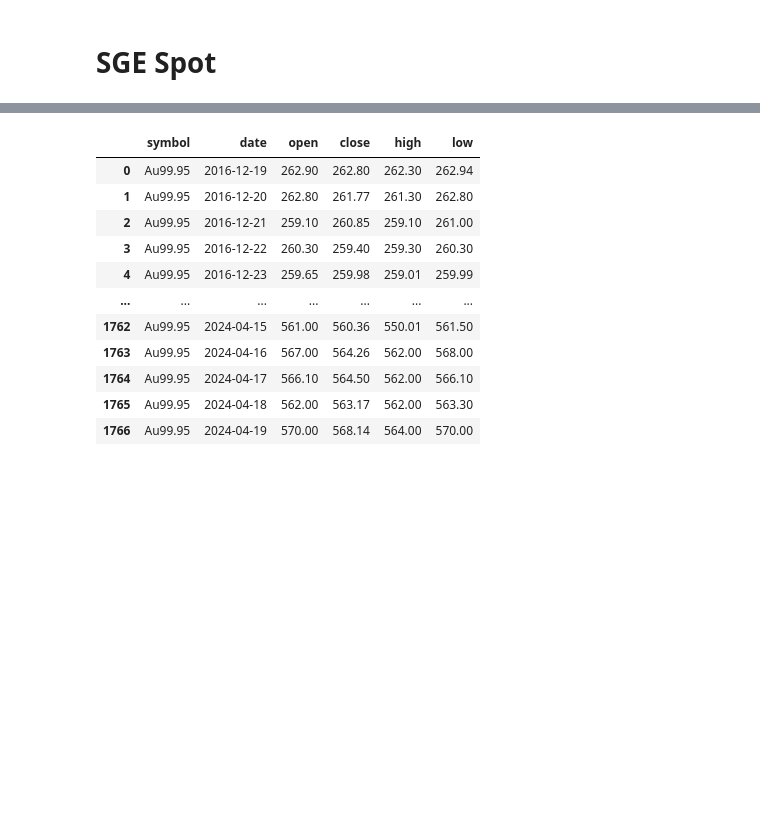
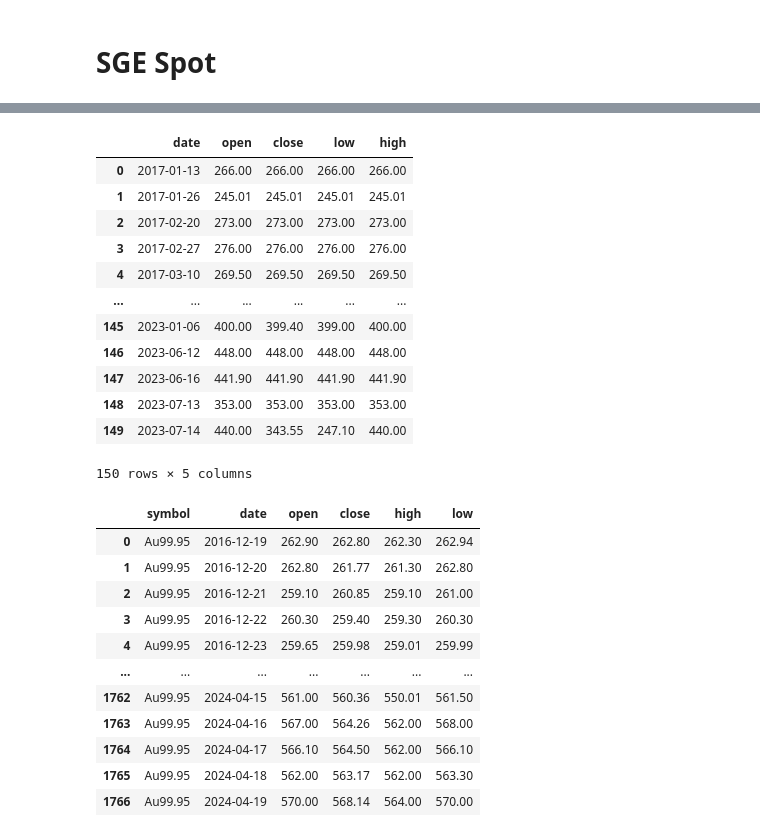
Before and after one commit to agux/marten, a Jupyter notebook: notebooks/1.0-etl.ipynb, the cells around one changed output, grey strips where cells are left out. Cells and saved outputs as stored; diff of their text form; code cells hidden in the pictures; blank space fills up the shorter version.

```diff
--- a/notebooks/1.0-etl.ipynb
+++ b/notebooks/1.0-etl.ipynb
@@ -1379,8 +1400,23 @@ ssts.rename(columns={"序号": "serial", "品种": "product"}, inplace=True)
 with alchemyEngine.begin() as conn:
     update_on_conflict("spot_symbol_table_sge", conn, ssts, ["product"])
 # %%
-symbol = "Au99.95"
+symbol = "iAu100g"
 spot_hist_sge_df = ak.spot_hist_sge(symbol=symbol)
+spot_hist_sge_df
+# %% [output]
+|  | date | open | close | low | high |
+| 0 | 2017-01-13 | 266.00 | 266.00 | 266.00 | 266.00 |
+| 1 | 2017-01-26 | 245.01 | 245.01 | 245.01 | 245.01 |
+| 2 | 2017-02-20 | 273.00 | 273.00 | 273.00 | 273.00 |
+| 3 | 2017-02-27 | 276.00 | 276.00 | 276.00 | 276.00 |
+| 4 | 2017-03-10 | 269.50 | 269.50 | 269.50 | 269.50 |
+| ... | ... | ... | ... | ... | ... |
+| 145 | 2023-01-06 | 400.00 | 399.40 | 399.00 | 400.00 |
+| 146 | 2023-06-12 | 448.00 | 448.00 | 448.00 | 448.00 |
+| 147 | 2023-06-16 | 441.90 | 441.90 | 441.90 | 441.90 |
+| 148 | 2023-07-13 | 353.00 | 353.00 | 353.00 | 353.00 |
+| 149 | 2023-07-14 | 440.00 | 343.55 | 247.10 | 440.00 |
+150 rows × 5 columns
 # %%
 spot_hist_sge_df.insert(0, "symbol", symbol)
 # %%
```
Also changed, not shown: parts of 1 cell of this notebook, 1 other file.
